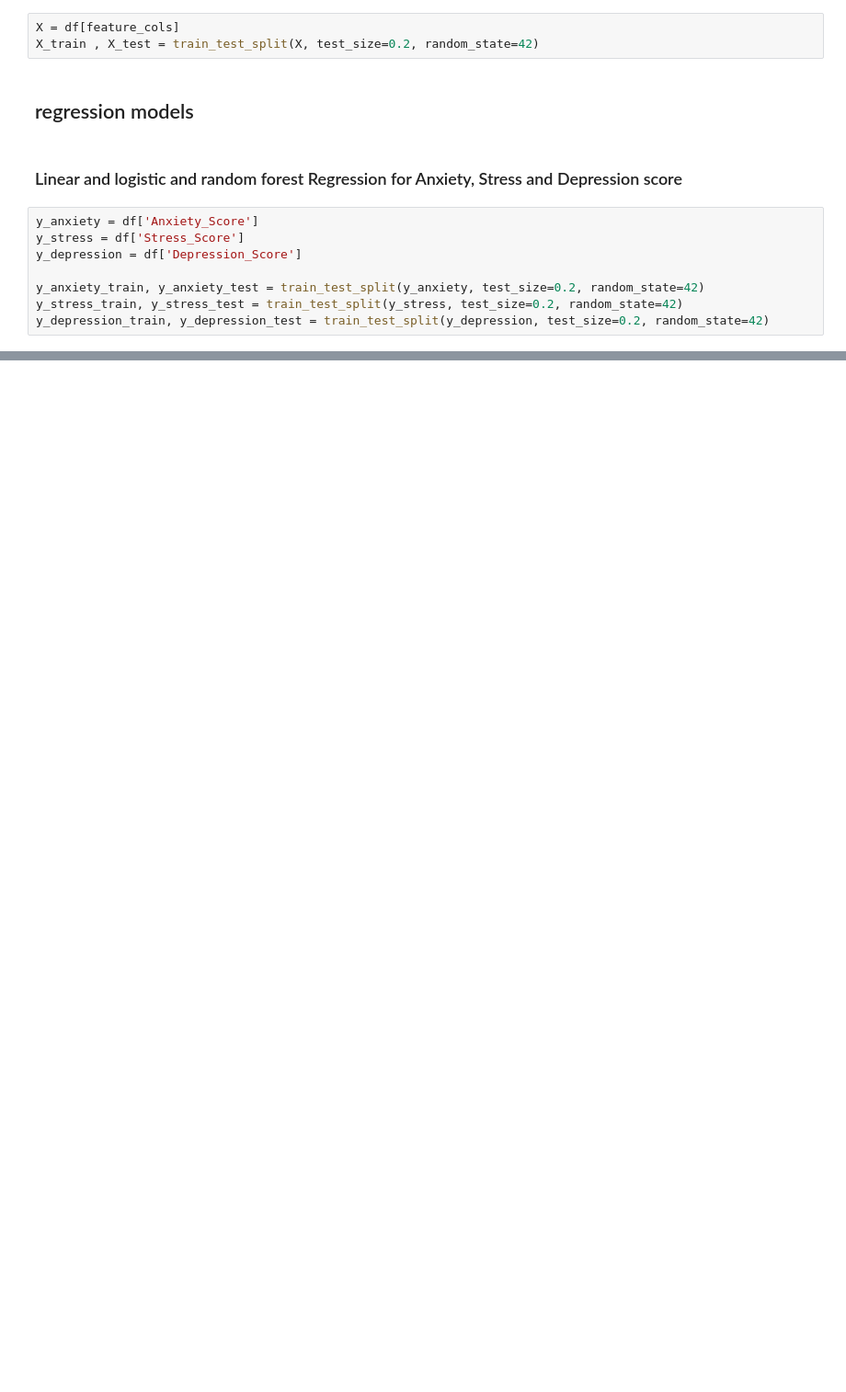
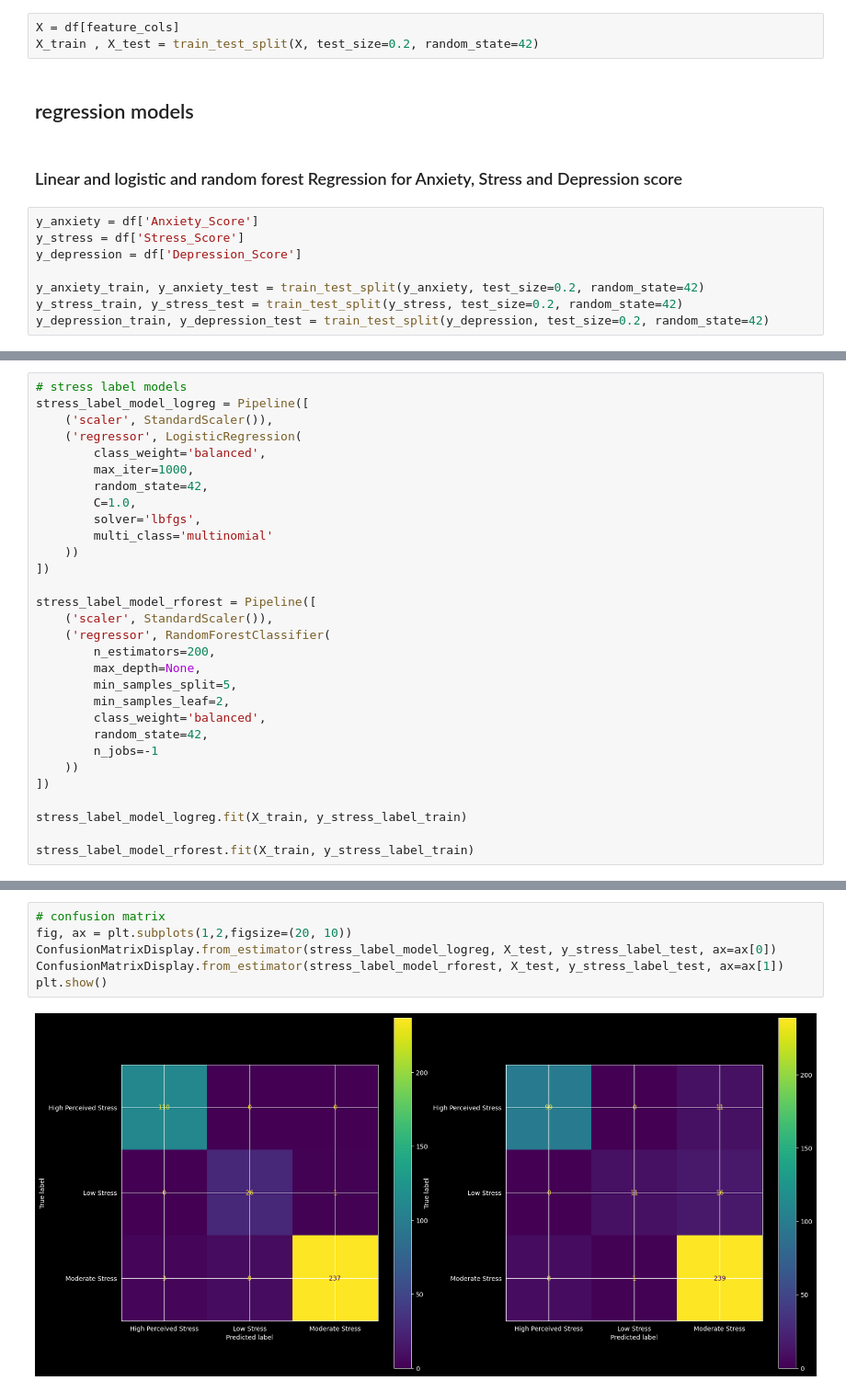
Before and after one commit to ramoliyaYug/STUDENT_MENTAL_HEALTH_RISK_PREDICTION_SYSTEM, a Jupyter notebook: notebook/Models.ipynb, the cells around one changed output, grey strips where cells are left out. Shown at 92% size. Cells and saved outputs as stored; diff of their text form; blank space fills up the shorter version.

```diff
--- a/notebook/Models.ipynb
+++ b/notebook/Models.ipynb
@@ -110,0 +377,30 @@ anxiety_model_rforest = Pipeline([
+# %%
+# stress label models
+stress_label_model_logreg = Pipeline([
+    ('scaler', StandardScaler()),
+    ('regressor', LogisticRegression(
+        class_weight='balanced',
+        max_iter=1000,
+        random_state=42,
+        C=1.0,
+        solver='lbfgs',
+        multi_class='multinomial'
+    ))
+])
+
+stress_label_model_rforest = Pipeline([
+    ('scaler', StandardScaler()),
+    ('regressor', RandomForestClassifier(
+        n_estimators=200,
+        max_depth=None,
+        min_samples_split=5,
+        min_samples_leaf=2,
+        class_weight='balanced',
+        random_state=42,
+        n_jobs=-1
+    ))
+])
+
+stress_label_model_logreg.fit(X_train, y_stress_label_train)
+
+stress_label_model_rforest.fit(X_train, y_stress_label_train)
@@ -110,0 +442,8 @@ anxiety_model_rforest = Pipeline([
+# %%
+# confusion matrix
+fig, ax = plt.subplots(1,2,figsize=(20, 10))
+ConfusionMatrixDisplay.from_estimator(stress_label_model_logreg, X_test, y_stress_label_test, ax=ax[0])
+ConfusionMatrixDisplay.from_estimator(stress_label_model_rforest, X_test, y_stress_label_test, ax=ax[1])
+plt.show()
+# %% [output]
+[figure, added]
```
Also changed, not shown: parts of 26 cells of this notebook.
